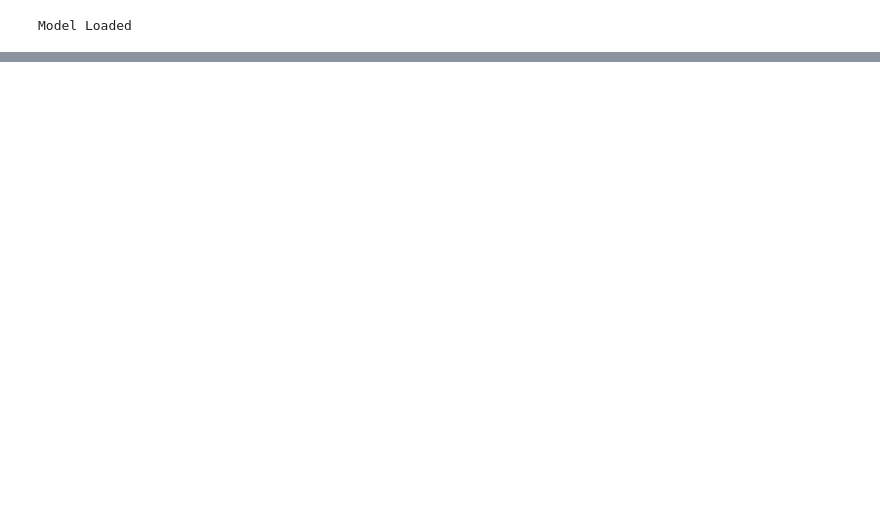
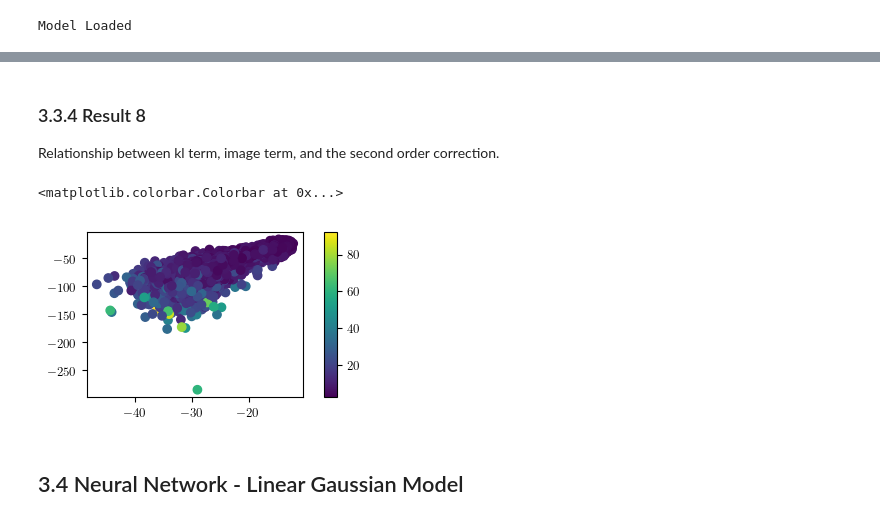
Before and after one commit to jasonrobwebster/2nd-order-vae, a Jupyter notebook: NIPS_results.ipynb, the cells around one changed output, grey strips where cells are left out. Drawn from its saved outputs; the diff is of its cells as text; code cells hidden in the pictures; blank space fills up the shorter version.

```diff
--- a/NIPS_results.ipynb
+++ b/NIPS_results.ipynb
@@ -224,6 +208,8 @@ def mc_estimate_iwae_V(x, batch_size=32, samples=1000, verbose=2):
     elbo = zeros(len(x))
     mean_V = zeros(len(x))
     var_V = zeros(len(x))
+    im_loss = zeros(len(x))
+    kl_loss = zeros(len(x))
     for i in range(steps):
         batch = x[i*batch_size:(i+1)*batch_size]
         z_mean, log_z_var = encoder_model.predict(batch, batch_size=2000)
@@ -234,14 +220,21 @@ def mc_estimate_iwae_V(x, batch_size=32, samples=1000, verbose=2):
         log_p_x_z = np.sum(batch * np.log(batch_pred+1e-30) + (1-batch) * np.log(1-batch_pred+1e-30), axis=(-1, -2)) #log p(x|z)
         log_q_by_p = 1/2 * np.sum(z_samples**2 - log_z_var - np.exp(-log_z_var)*(z_samples-z_mean)**2, axis=-1) #log (q(z|x)/p(z))
         V_z = - log_p_x_z + log_q_by_p
+
         elbo[i*batch_size:(i+1)*batch_size] = np.log(np.mean(np.exp(-V_z), axis=0)) #iwae estimate
         mean_V[i*batch_size:(i+1)*batch_size] = np.mean(V_z, axis=0)
-        var_V[i*batch_size:(i+1)*batch_size] = np.var(V_z, axis=0)
+        var_V[i*batch_size:(i+1)*batch_size] = np.var(V_z, axis=0, ddof=1)
+        im_loss[i*batch_size:(i+1)*batch_size] = np.mean(log_p_x_z, axis=0)
+        kl_loss[i*batch_size:(i+1)*batch_size] = -np.mean(log_q_by_p, axis=0)
 
         # logging
+        if verbose != 0:
+            curr_elbo = np.mean(elbo[:(i+1)*batch_size])
+            curr_im_loss = np.mean(im_loss[:(i+1)*batch_size])
+            curr_kl_loss = np.mean(kl_loss[:(i+1)*batch_size])
         if verbose == 1:
-            print('Step %d/%d completed: ELBO: %.3f' %(i+1, steps, np.mean(elbo[:(i+1)*batch_size])))
+            print('Step %d/%d completed: ELBO: %.3f  -  im_loss: %.3f  -  kl_loss: %.3f' %(i+1, steps, curr_elbo, curr_im_loss, curr_kl_loss))
         elif verbose == 2:
-            sys.stdout.write('\rStep %d/%d completed: ELBO: %.3f' %(i+1, steps, np.mean(elbo[:(i+1)*batch_size])))
+            sys.stdout.write('\rStep %d/%d completed: ELBO: %.3f  -  im_loss: %.3f  -  kl_loss: %.3f' %(i+1, steps, curr_elbo, curr_im_loss, curr_kl_loss))
             sys.stdout.flush()
-    return elbo, mean_V, var_V
+    return elbo, mean_V, var_V, im_loss, kl_loss
@@ -553,0 +542,13 @@ Step 313/313 completed: ELBO: -88.269
+# %%
+iwae_test_path = './data/nips/test_iwae_mean_V_l%d.csv' %latent_dim
+if not os.path.exists(iwae_test_path):
+    iwae, mean_V, var_V, im_loss, kl_loss = mc_estimate_iwae_V(x_test_bin, batch_size=16, samples=5000)
+
+    df = pd.DataFrame(
+        data = array([y_test, iwae, -mean_V, var_V, -mean_V + 1/2 * var_V, im_loss, kl_loss]).T,
+        columns=['class', 'iwae', 'mean_V', 'var_V', 'second_V', 'im_loss', 'kl_loss']
+    )
+
+    df.to_csv(iwae_test_path, index=False)
+else:
+    df = pd.read_csv(iwae_test_path)
@@ -557,0 +717,14 @@ np.mean(-mean_V + 1/2 * var_V)
+# %% [markdown]
+### 3.3.4 Result 8
+Relationship between kl term, image term, and the second order correction.
+# %%
+kl_term = df['kl_loss'].get_values()
+im_term = df['im_loss'].get_values()
+var_term = df['var_V'].get_values()
+scatter(kl_term, im_term, c=var_term)
+colorbar()
+# %% [output]
+<matplotlib.colorbar.Colorbar at 0x...>
+[figure, added]
+# %% [markdown]
+## 3.4 Neural Network - Linear Gaussian Model
```
Also changed, not shown: parts of 28 cells of this notebook.
